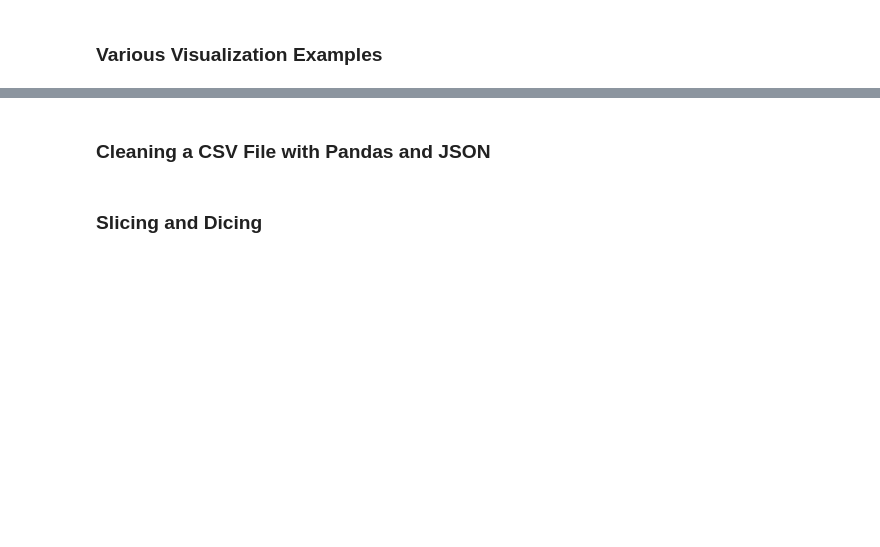
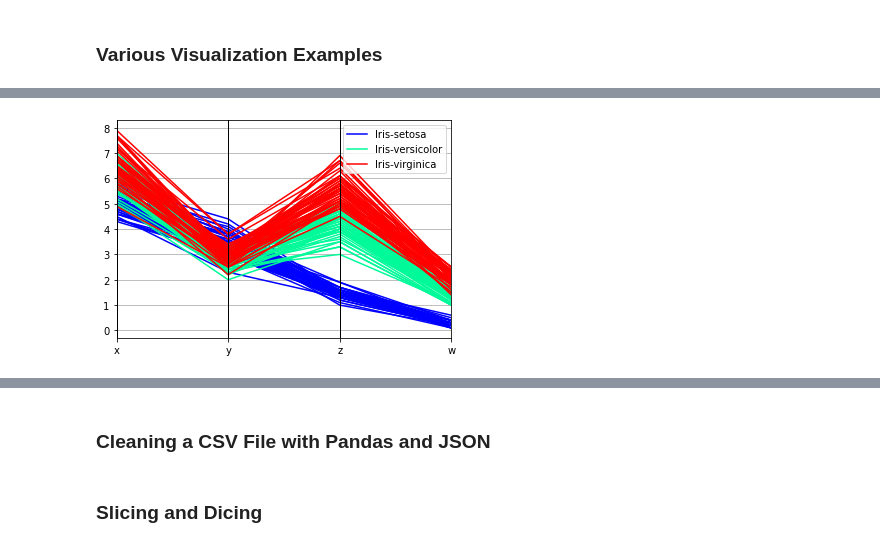
Before and after one commit to caiquemiranda/data-science-python-mongodb, a Jupyter notebook: 05-Working_with_data.ipynb, the cells around one changed output, grey strips where cells are left out. Cells and saved outputs as stored; diff of their text form; code cells hidden in the pictures; blank space fills up the shorter version.

```diff
--- a/05-Working_with_data.ipynb
+++ b/05-Working_with_data.ipynb
@@ -161,0 +191,13 @@ d -0.030448 -0.011704  0.032838  1.000000
+# %%
+import matplotlib.pyplot as plt
+import pandas as pd
+from pandas.plotting import parallel_coordinates
+
+if __name__ == "__main__":
+    data = pd.read_csv('data/iris.csv')
+    plt.figure()
+    parallel_coordinates(data, 'Name',
+                         color=['b','mediumspringgreen','r'])
+plt.show()
+# %% [output]
+[figure, added]
```
Also changed, not shown: parts of 3 cells of this notebook, 1 other file.
